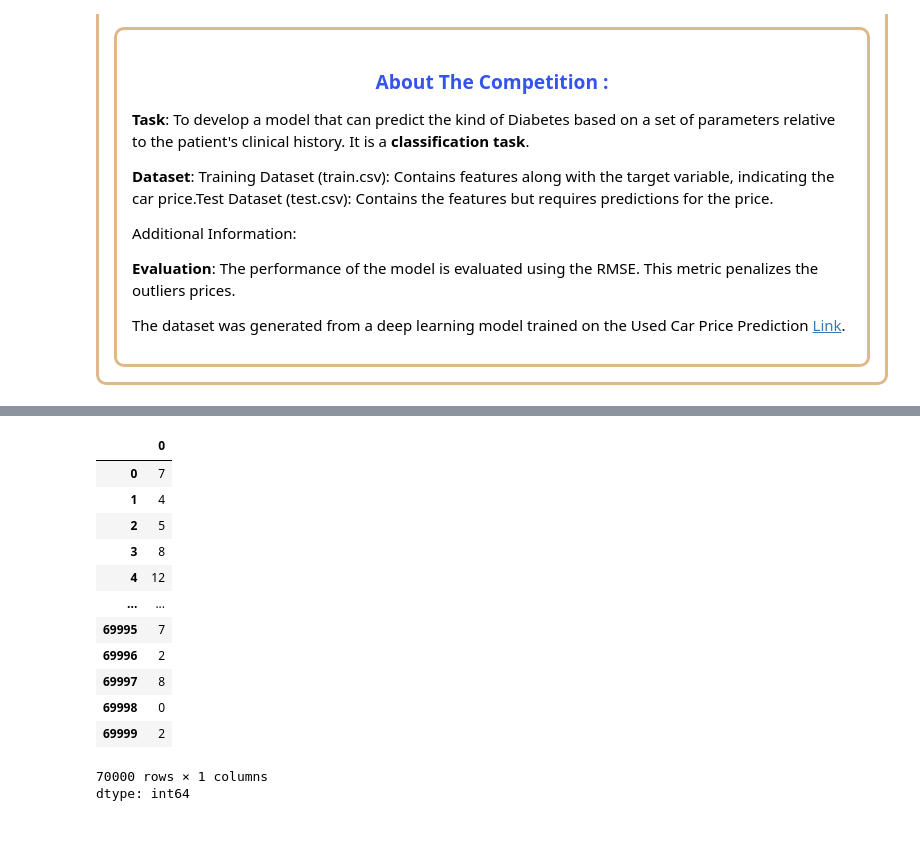
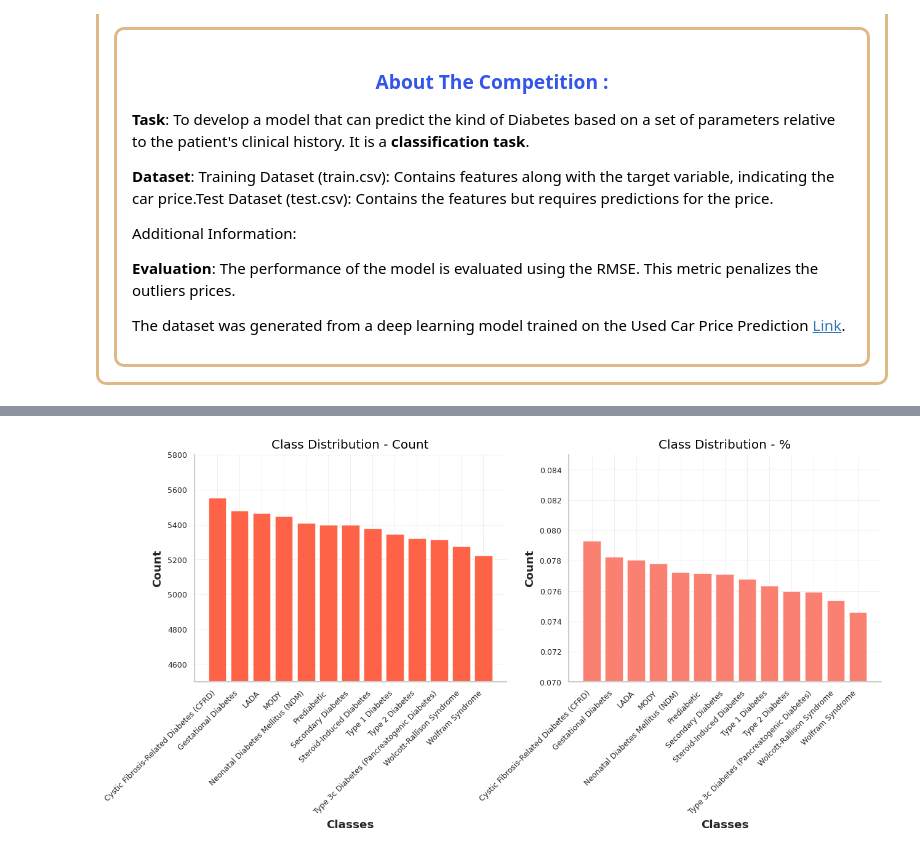
Before and after one commit to fabriziobasso/kaggle, a Jupyter notebook: File_v0_diabetes.ipynb, the cells around one changed output, grey strips where cells are left out. Cells and saved outputs as stored; diff of their text form; code cells hidden in the pictures.

```diff
--- a/File_v0_diabetes.ipynb
+++ b/File_v0_diabetes.ipynb
@@ -265,10 +265,18 @@ sns.set({"axes.facecolor"       : "#ffffff",
          'ytick.labelsize'      : 7.5,
         });
 
+sns.set_style("whitegrid",{"grid.linestyle":"--", 'grid.linewidth':0.2, 'grid.alpha':0.5})
 # Set Style
 mpl.rcParams['figure.dpi'] = 120;
 
 # Making sklearn pipeline outputs as dataframe:-
 pd.set_option('display.max_columns', 100);
 pd.set_option('display.max_rows', 50);
+
+sns.despine(left=True, bottom=True, top=False, right=False)
+
+mpl.rcParams['axes.spines.left'] = True
+mpl.rcParams['axes.spines.right'] = False
+mpl.rcParams['axes.spines.top'] = False
+mpl.rcParams['axes.spines.bottom'] = True
 # %% [output]
@@ -300,14 +303,17 @@ def encode_target(y_train, y_test, encoder_type='label', enc_strategy=False):
         y_train_encoded = encoder.fit_transform(y_train)
         y_test_encoded = encoder.transform(y_test)
 
-        y_train_encoded = pd.Series(y_train_encoded, index=y_train.index)
-        y_test_encoded = pd.Series(y_test_encoded, index=y_test.index)
+        y_train_encoded = pd.Series(y_train_encoded, index=y_train.index, name="Target")
+        y_test_encoded = pd.Series(y_test_encoded, index=y_test.index, name="Target")
 
 
     elif encoder_type == 'onehot':
-        encoder = OneHotEncoder()
-        y_train_encoded = encoder.fit_transform(y_train)
-        y_test_encoded = encoder.transform(y_test)
+        y_train_ = y_train.values.reshape(-1, 1)
+        y_test_ = y_test.values.reshape(-1, 1)
+
+        encoder = OneHotEncoder(sparse_output=False)
+        y_train_encoded = encoder.fit_transform(y_train_)
+        y_test_encoded = encoder.transform(y_test_)
 
         y_train_encoded = pd.DataFrame(y_train_encoded, index=y_train.index)
         y_test_encoded = pd.DataFrame(y_test_encoded, index=y_test.index)
@@ -3801,17 +369,20 @@ SyntaxError: keyword argument repeated: enc_strategy (<ipython-input-18-9254483c
-# %%
-y
-# %% [output]
-|  | 0 |
-| 0 | 7 |
-| 1 | 4 |
-| 2 | 5 |
-| 3 | 8 |
-| 4 | 12 |
-| ... | ... |
-| 69995 | 7 |
-| 69996 | 2 |
-| 69997 | 8 |
-| 69998 | 0 |
-| 69999 | 2 |
-70000 rows × 1 columns
-dtype: int64
+# %%
+fig, axs = plt.subplots(1, 2, figsize=(12, 4))
+
+axs[0].bar(height = y.value_counts(), x = strat.classes_, color="tomato")
+axs[0].set_xticks(labels=list(strat.classes_), ticks=list(strat.classes_), rotation=45, ha='right')
+axs[0].set_xlabel('Classes')
+axs[0].set_ylabel('Count')
+axs[0].set_title('Class Distribution - Count')
+axs[0].set_ylim(4_500,5_800)
+
+axs[1].bar(height = y.value_counts()/len(y), x = strat.classes_, color="salmon")
+axs[1].set_xticks(labels=list(strat.classes_), ticks=list(strat.classes_), rotation=45, ha='right')
+axs[1].set_xlabel('Classes')
+axs[1].set_ylabel('Count')
+axs[1].set_title('Class Distribution - %')
+axs[1].set_ylim(0.07,0.085)
+
+plt.show()
+# %% [output]
+[figure, added]
```
Also changed, not shown: parts of 2 cells of this notebook.
